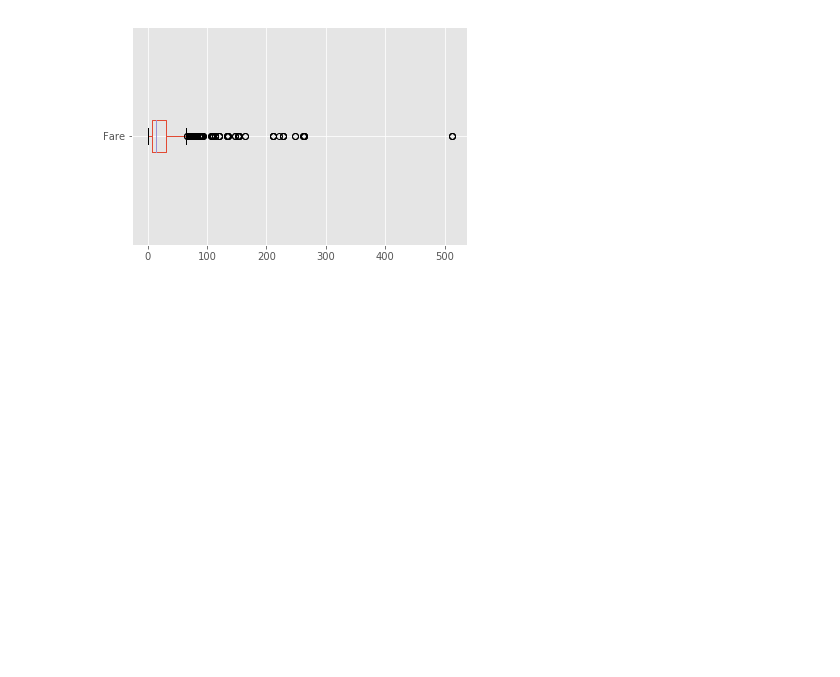
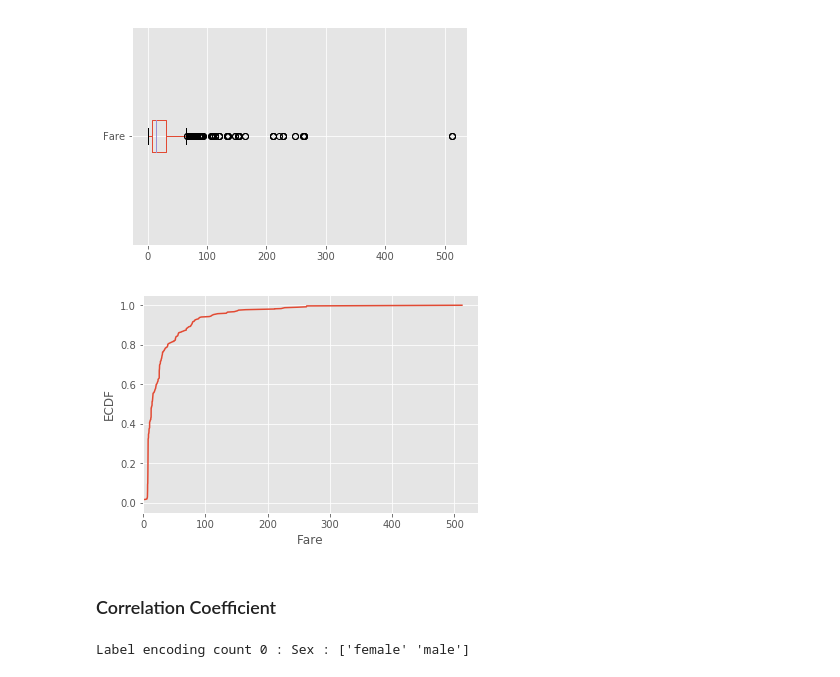
Before and after one commit to A103932033/ml-Titanic, a Jupyter notebook: ml_Titanic.ipynb, the cells around one changed output. Saved outputs shown, nothing was run; the diff lists cells and outputs as text; code cells hidden in the pictures; blank space fills up the shorter version.

Commit message:
add data analysis codes

```diff
--- a/ml_Titanic.ipynb
+++ b/ml_Titanic.ipynb
@@ -120,3 +109,49 @@ Numbers of remained columns: 6
 [figure]
 [figure]
 [figure]
+# %%
+# 繪製 Empirical Cumulative Density Plot (ECDF)
+data = train_df['Fare']
+cdf = data.value_counts().sort_index().cumsum()*1./len(data)
+
+plt.plot(list(cdf.index), cdf/cdf.max())
+plt.xlabel('Fare')
+plt.ylabel('ECDF')
+plt.xlim([cdf.index.min(), cdf.index.max() * 1.05]) # 限制顯示圖片的範圍
+plt.ylim([-0.05,1.05]) # 限制顯示圖片的範圍
+
+plt.show()
+# %% [output]
+[figure, added]
+# %% [markdown]
+### Correlation Coefficient
+# %%
+from sklearn.preprocessing import LabelEncoder
+
+# Create a label encoder object
+le = LabelEncoder()
+le_count = 0
+
+# Iterate through the columns
+for col in train_df:
+    if train_df[col].dtype == 'object':
+        # If 2 or fewer unique categories
+        if len(list(train_df[col].unique())) <= 2:
+            # Train on the training data
+            le.fit(train_df[col])
+            # Transform both training and testing data
+            train_df[col] = le.transform(train_df[col])
+            #test_df[col] = le.transform(test_df[col])
+
+            # Test codes here
+            print('Label encoding count', le_count, ':', col, ':', le.classes_ )
+
+            # Keep track of how many columns were label encoded
+            le_count += 1
+
+
+# Apply one-hot encoding
+#train_df = pd.get_dummies(train_df)
+#test_df = pd.get_dummies(test_df)
+# %% [output]
+Label encoding count 0 : Sex : ['female' 'male']
```
Also changed, not shown: parts of 14 cells of this notebook.
